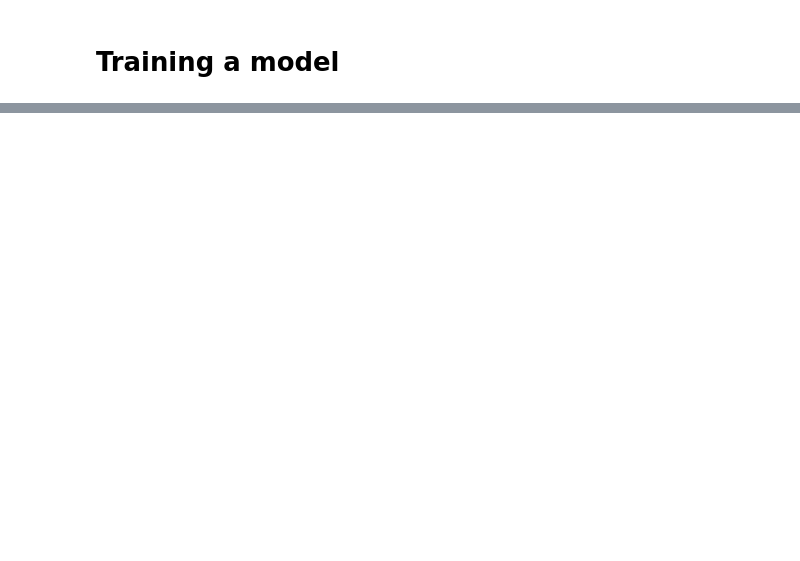
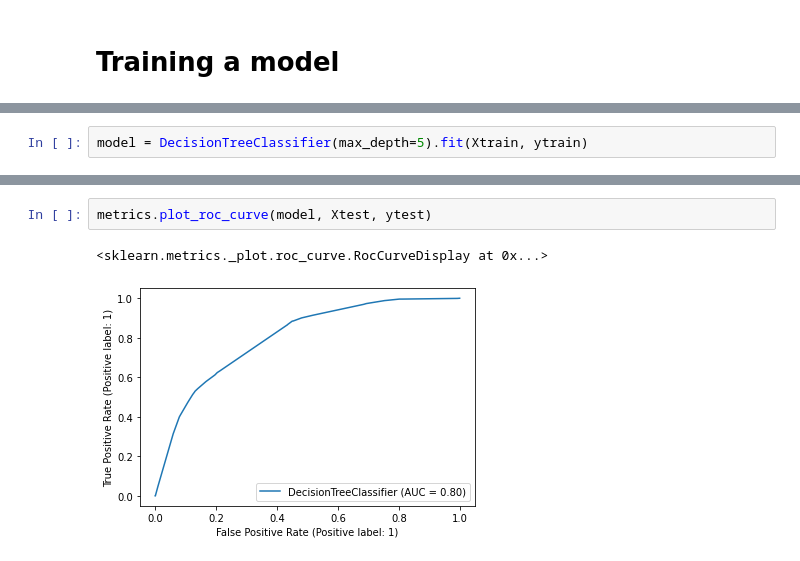
Before and after one commit to dhesse/IN-STK-5000-Autum-2022, a Jupyter notebook: nbhome/Lecture 02 - EDA and Sklearn.ipynb, the cells around one changed output, grey strips where cells are left out. Drawn from its saved outputs; the diff is of its cells as text; blank space fills up the shorter version.

```diff
--- a/nbhome/Lecture 02 - EDA and Sklearn.ipynb
+++ b/nbhome/Lecture 02 - EDA and Sklearn.ipynb
@@ -163,0 +247,2 @@ df.groupby('education')['target'].mean().sort_values().plot.bar()
+# %%
+model = DecisionTreeClassifier(max_depth=5).fit(Xtrain, ytrain)
@@ -163,0 +280,5 @@ df.groupby('education')['target'].mean().sort_values().plot.bar()
+# %%
+metrics.plot_roc_curve(model, Xtest, ytest)
+# %% [output]
+<sklearn.metrics._plot.roc_curve.RocCurveDisplay at 0x...>
+[figure, added]
```
Also changed, not shown: parts of 25 cells of this notebook.
